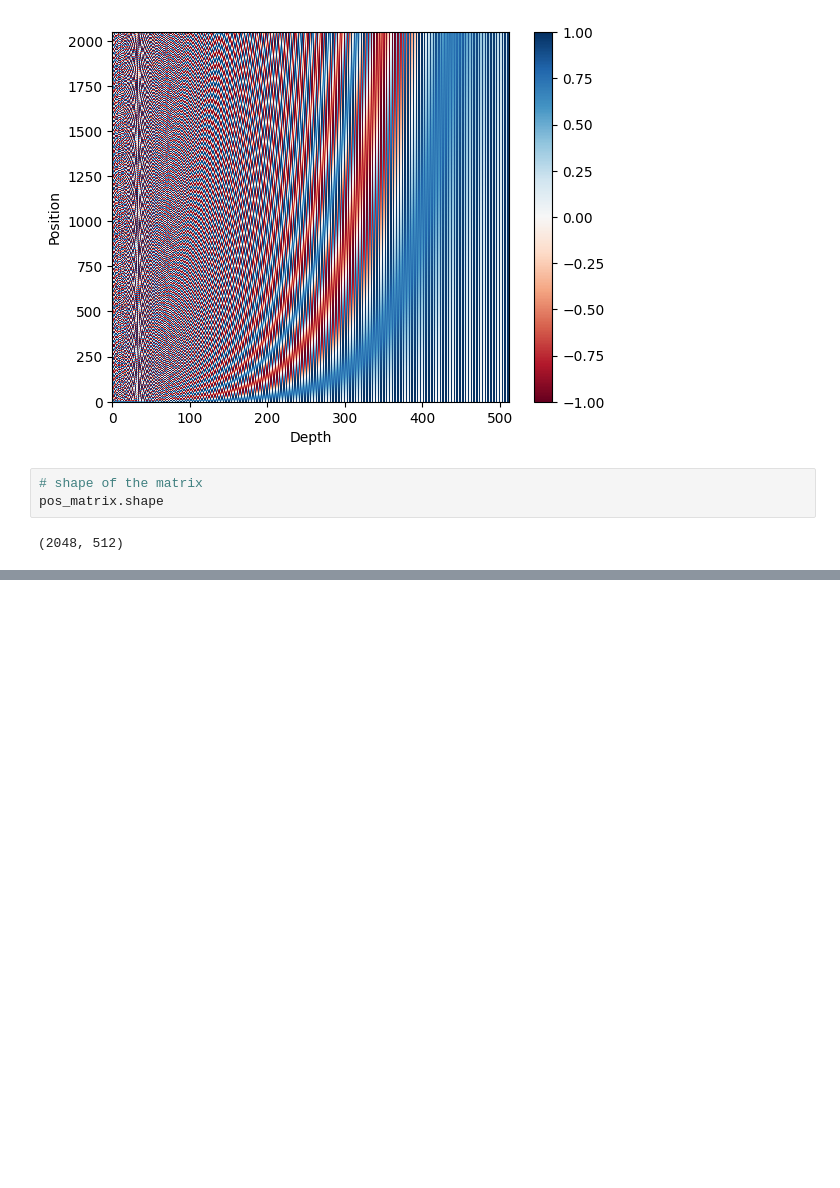
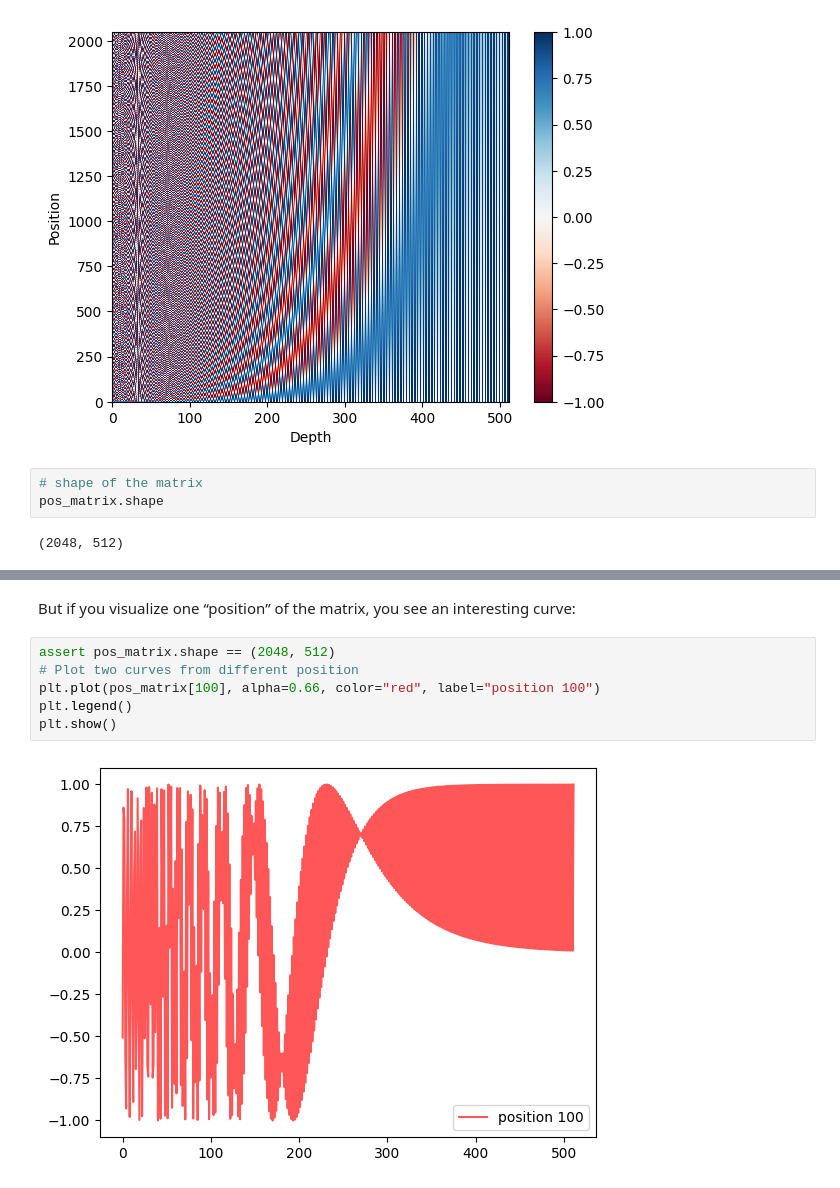
Before and after one commit to mplockhart/transformers, a Jupyter notebook: transformers_ml_mastery.ipynb, the cells around one changed output, grey strips where cells are left out. Drawn from its saved outputs; the diff is of its cells as text; blank space fills up the shorter version.

```diff
--- a/transformers_ml_mastery.ipynb
+++ b/transformers_ml_mastery.ipynb
@@ -412,0 +443,10 @@ pos_matrix.shape
+# %% [markdown]
+But if you visualize one “position” of the matrix, you see an interesting curve:
+# %%
+assert pos_matrix.shape == (2048, 512)
+# Plot two curves from different position
+plt.plot(pos_matrix[100], alpha=0.66, color="red", label="position 100")
+plt.legend()
+plt.show()
+# %% [output]
+[figure, added]
```
Also changed, not shown: parts of 10 cells of this notebook.
